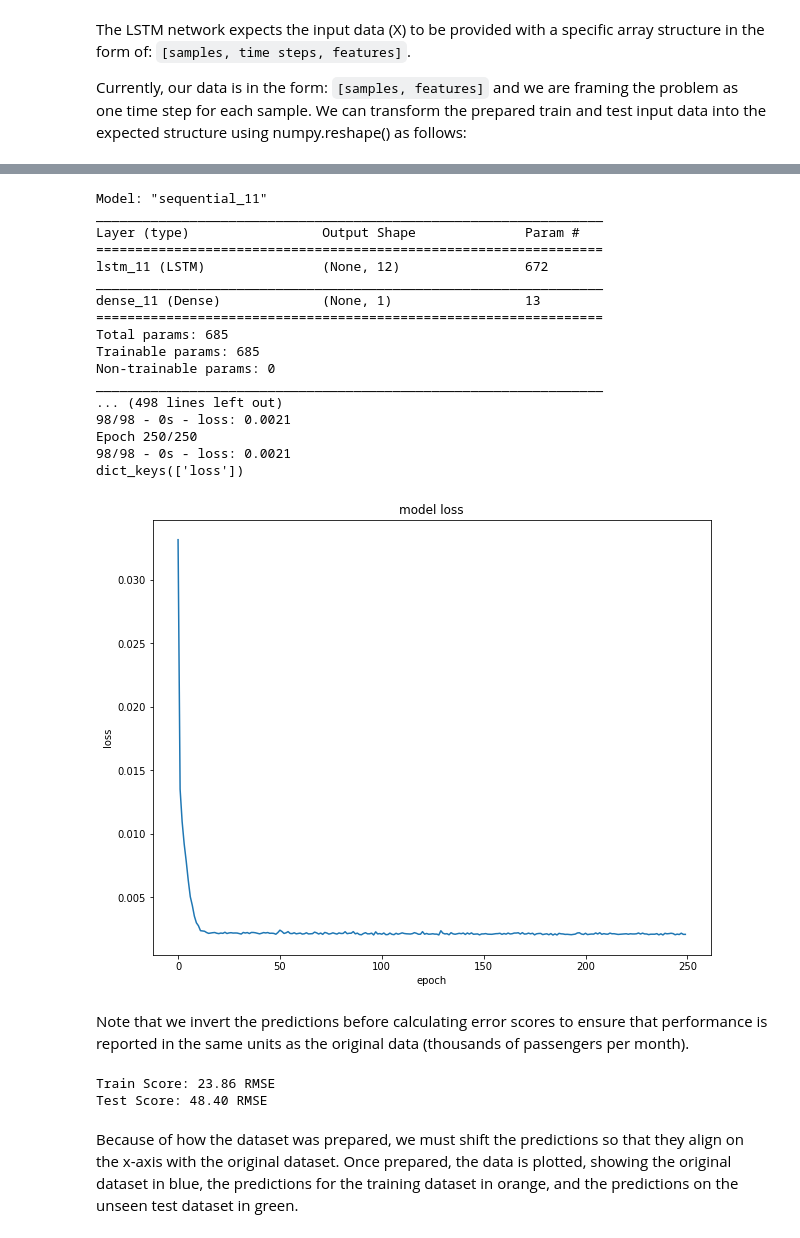
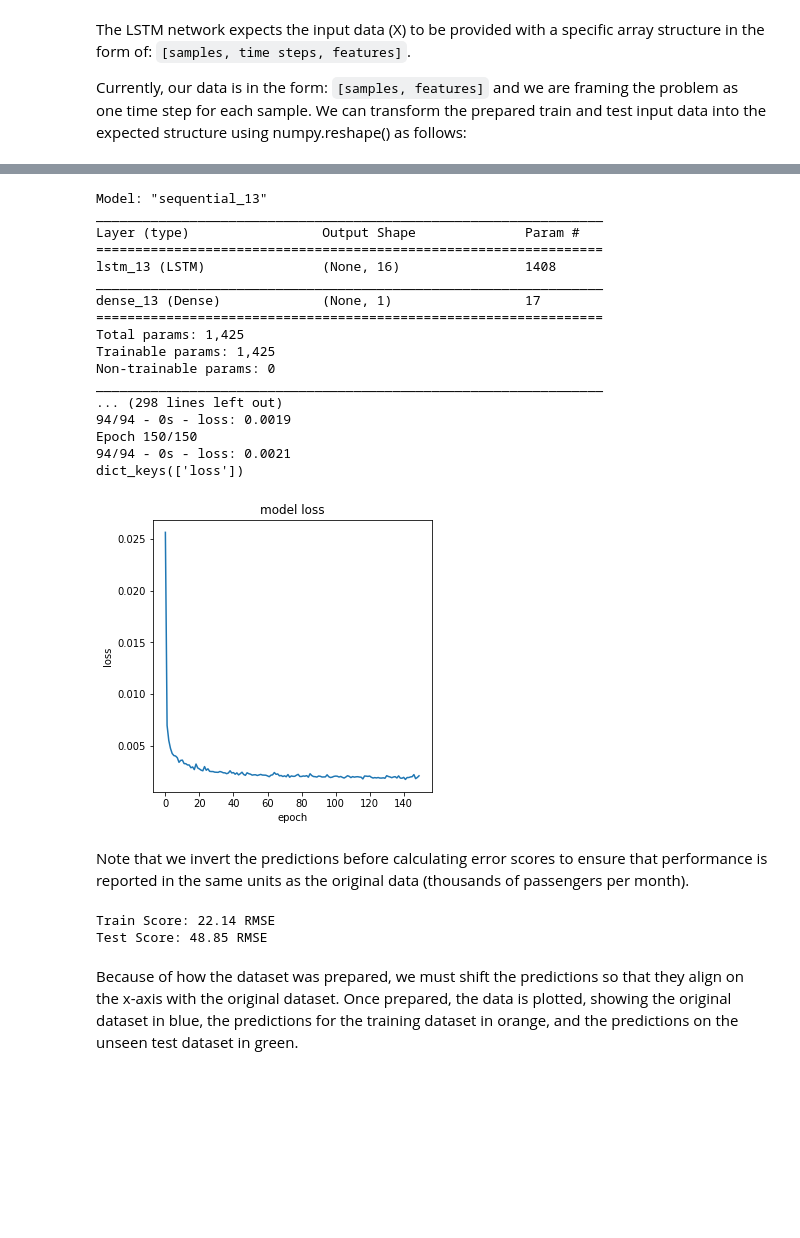
Before and after one commit to cisirtraining/summerschool, a Jupyter notebook: Day2_LSTM_timeseries_prediction.ipynb, the cells around one changed output, grey strips where cells are left out. Cells and saved outputs as stored; diff of their text form; code cells hidden in the pictures; blank space fills up the shorter version.

```diff
--- a/Day2_LSTM_timeseries_prediction.ipynb
+++ b/Day2_LSTM_timeseries_prediction.ipynb
@@ -661,44 +662,44 @@ testX shape: (42, 1, 1)
 # %%
 # create and fit the LSTM network
 model = Sequential()
-model.add(LSTM(12, input_shape=(1, look_back)))
+model.add(LSTM(16, input_shape=(1, look_back)))
 model.add(Dense(1))
 model.compile(loss='mean_squared_error', optimizer='adam')
 print(model.summary())
 
-history = model.fit(trainX, trainY, epochs=250, batch_size=1, verbose=2)
+history = model.fit(trainX, trainY, epochs=150, batch_size=1, verbose=2)
 
 print(history.history.keys())
 # %% [output]
-Model: "sequential_11"
+Model: "sequential_13"
 _________________________________________________________________
 Layer (type)                 Output Shape              Param #
 =================================================================
-lstm_11 (LSTM)               (None, 12)                672
+lstm_13 (LSTM)               (None, 16)                1408
 _________________________________________________________________
-dense_11 (Dense)             (None, 1)                 13
+dense_13 (Dense)             (None, 1)                 17
 =================================================================
-Total params: 685
-Trainable params: 685
+Total params: 1,425
+Trainable params: 1,425
 Non-trainable params: 0
 _________________________________________________________________
-... (498 lines left out)
-98/98 - 0s - loss: 0.0021
-Epoch 250/250
-98/98 - 0s - loss: 0.0021
+... (298 lines left out)
+94/94 - 0s - loss: 0.0019
+Epoch 150/150
+94/94 - 0s - loss: 0.0021
 dict_keys(['loss'])
 # %%
 import matplotlib.pyplot as plt
 
-plt.figure(1, figsize = (10,8))
+plt.figure(1, figsize = (5,5))
 plt.plot(history.history['loss'])
 plt.title('model loss')
 plt.ylabel('loss')
 plt.xlabel('epoch')
 
 plt.show()
 # %% [output]
-[figure, old version]
+[figure, new version]
 # %% [markdown]
 Note that we invert the predictions before calculating error scores to ensure that performance is reported in the same units as the original data (thousands of passengers per month).
 # %%
@@ -719,8 +720,8 @@ print('Train Score: %.2f RMSE' % (trainScore))
 testScore = math.sqrt(mean_squared_error(testY[0], testPredict[:,0]))
 print('Test Score: %.2f RMSE' % (testScore))
 # %% [output]
-Train Score: 23.86 RMSE
-Test Score: 48.40 RMSE
+Train Score: 22.14 RMSE
+Test Score: 48.85 RMSE
 # %% [markdown]
 Because of how the dataset was prepared, we must shift the predictions so that they align on the x-axis with the original dataset. Once prepared, the data is plotted, showing the original dataset in blue, the predictions for the training dataset in orange, and the predictions on the unseen test dataset in green.
 # %%
```
Also changed, not shown: parts of 5 cells of this notebook.
